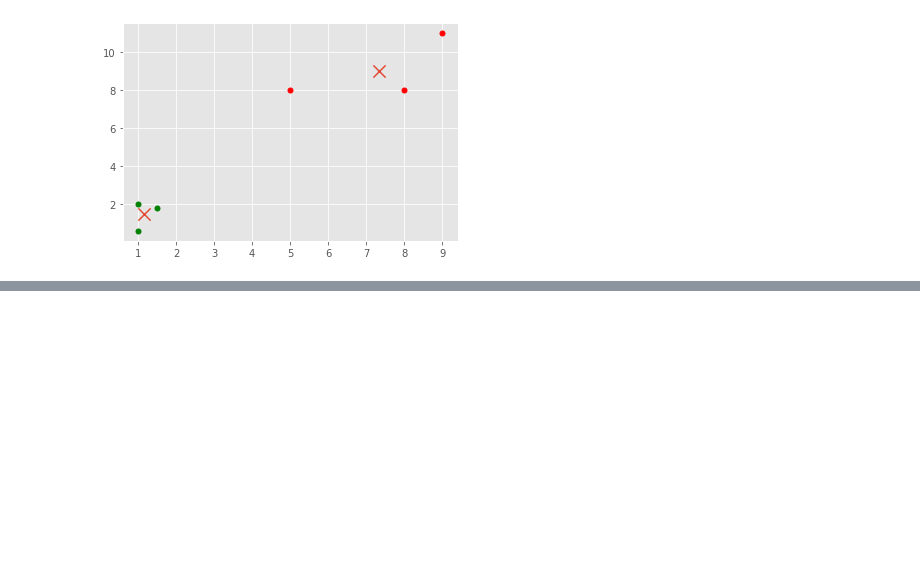
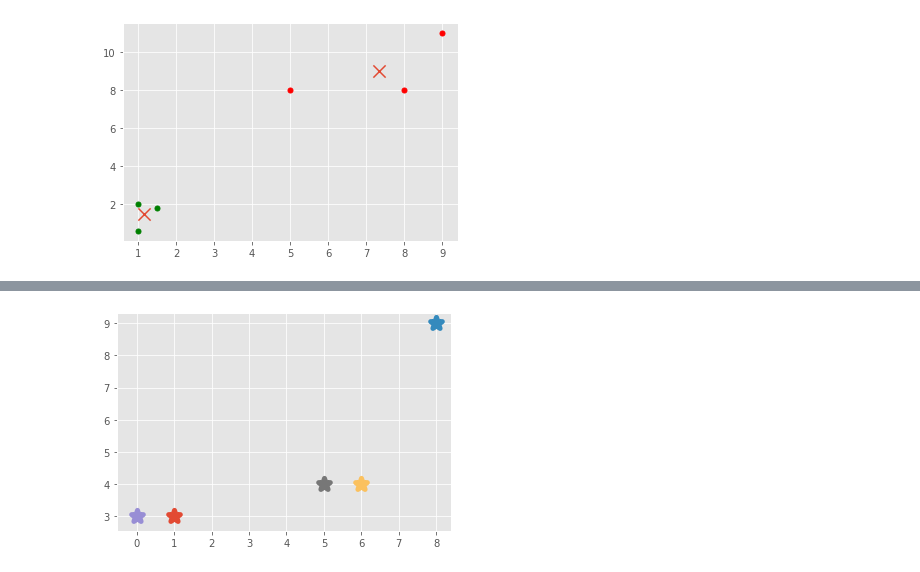
Before and after one commit to AhsanRafiqHussain/Practical-Implementation-of-ML, a Jupyter notebook: Implementation of KMeans, Clustering, K Means from scratch.ipynb, the cells around one changed output, grey strips where cells are left out. Saved outputs shown, nothing was run; the diff lists cells and outputs as text; code cells hidden in the pictures; blank space fills up the shorter version.

```diff
--- a/KMeans.ipynb
+++ b/Implementation of KMeans, Clustering, K Means from scratch.ipynb
@@ -40,0 +178,9 @@ plt.show()
+# %%
+unknowns = np.array([[1,3],[8,9],[0,3],[5,4],[6,4]])
+# %%
+for unknown in unknowns:
+    classification = clf.predict(unknown)
+    plt.scatter(unknown[0],unknown[1],marker="*",s=150,linewidths=5)
+plt.show()
+# %% [output]
+[figure, added]
```
Also changed, not shown: parts of 13 cells of this notebook.
